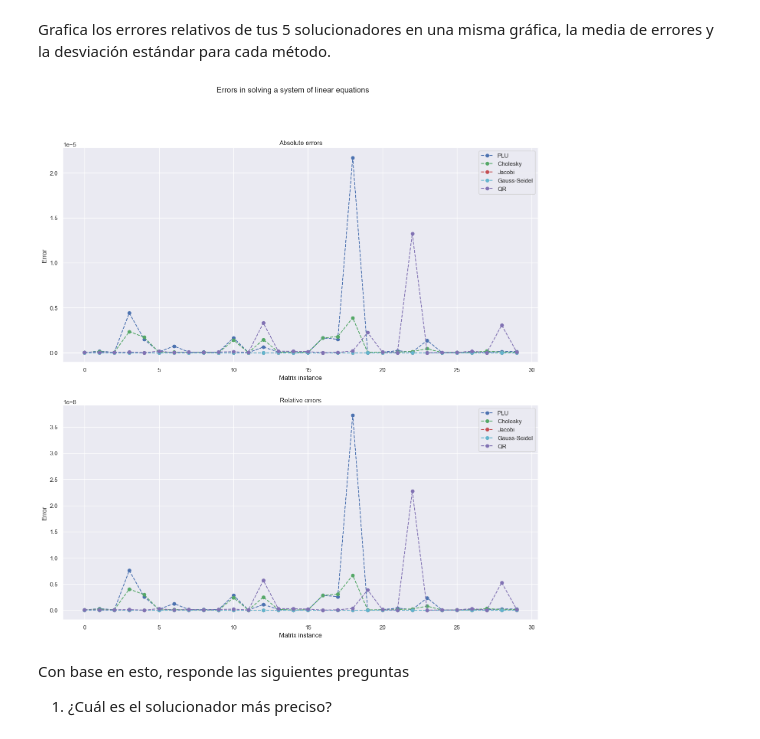
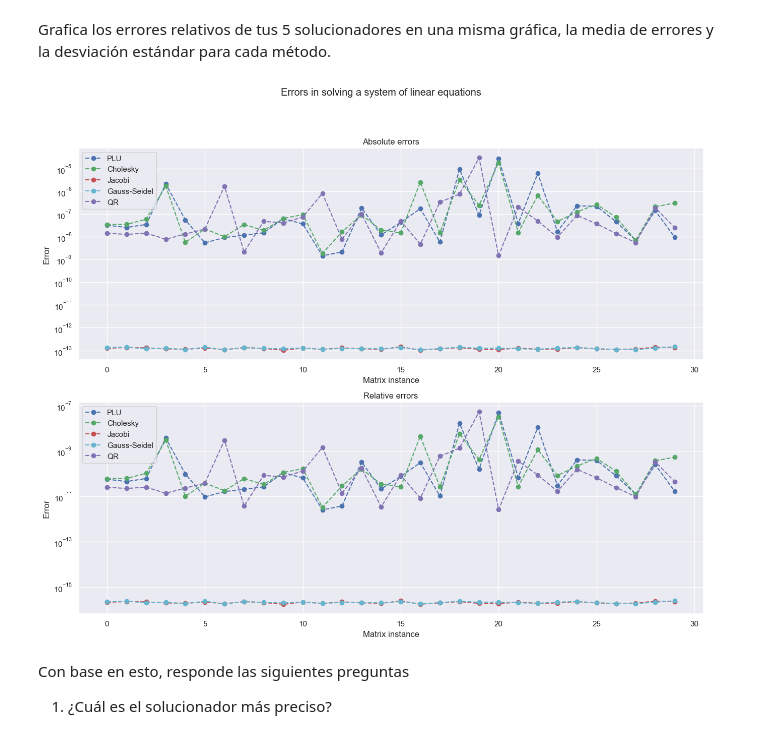
Before and after one commit to emilianodesu/LCD-5Sem-2025-1, a Jupyter notebook: MMCCD/Emiliano_Mendoza_T2.ipynb, the cells around one changed output. Cells and saved outputs as stored; diff of their text form; code cells hidden in the pictures.

```diff
--- a/MMCCD/Emiliano_Mendoza_T2.ipynb
+++ b/MMCCD/Emiliano_Mendoza_T2.ipynb
@@ -788,29 +821,31 @@ plt.show()
 Grafica los errores relativos de tus 5 solucionadores en una misma gráfica, la media de errores y la desviación estándar para cada método.
 # %%
 # Plot errors
-fig, axs = plt.subplots(2, 1, figsize=(16, 16))
+fig, axs = plt.subplots(2, 1, figsize=(16, 12))
 fig.suptitle('Errors in solving a system of linear equations')
+axs[0].set_yscale('log')
+axs[1].set_yscale('log')
 axs[0].plot(range(30), abs_errors_plu, 'b--o', label='PLU')
 axs[0].plot(range(30), abs_errors_cholesky, 'g--o', label='Cholesky')
 axs[0].plot(range(30), abs_errors_jacobi, 'r--o', label='Jacobi')
 axs[0].plot(range(30), abs_errors_gs, 'c--o', label='Gauss-Seidel')
 axs[0].plot(range(30), abs_errors_qr, 'm--o', label='QR')
 axs[0].set_title('Absolute errors')
 axs[0].set_xlabel('Matrix instance')
 axs[0].set_ylabel('Error')
 axs[0].legend()
 axs[1].plot(range(30), rel_errors_plu, 'b--o', label='PLU')
 axs[1].plot(range(30), rel_errors_cholesky, 'g--o', label='Cholesky')
 axs[1].plot(range(30), rel_errors_jacobi, 'r--o', label='Jacobi')
 axs[1].plot(range(30), rel_errors_gs, 'c--o', label='Gauss-Seidel')
 axs[1].plot(range(30), rel_errors_qr, 'm--o', label='QR')
 axs[1].set_title('Relative errors')
 axs[1].set_xlabel('Matrix instance')
 axs[1].set_ylabel('Error')
 axs[1].legend()
 plt.show()
 # %% [output]
-[figure, old version]
+[figure, new version]
 # %% [markdown]
 Con base en esto, responde las siguientes preguntas
 
```
Also changed, not shown: parts of 14 cells of this notebook, 5 other files.
